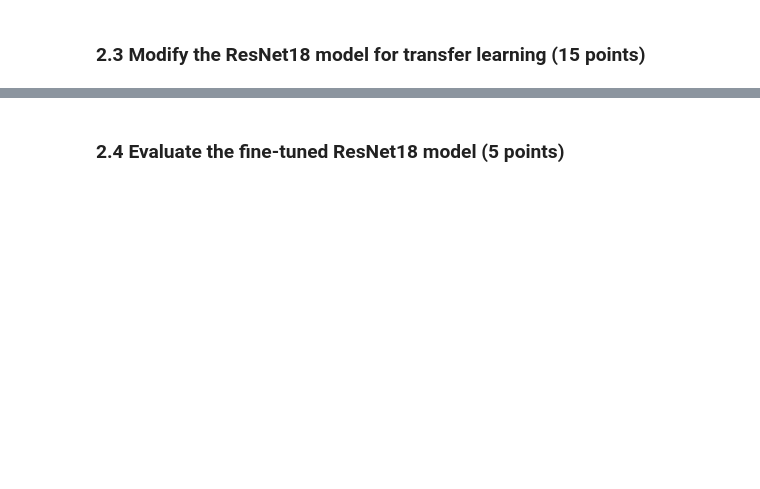
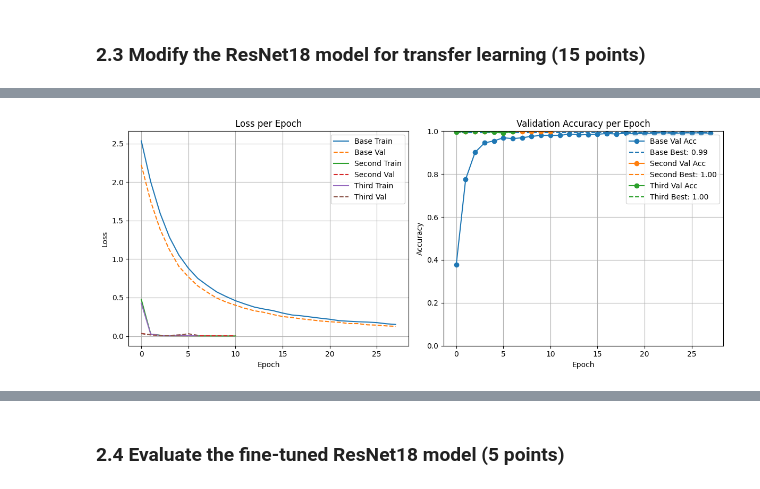
Before and after one commit to mustafa-ege/Machine-Learning-Projects, a Jupyter notebook: CNN-ResNet-MobileNet/cnn_resnet_mobilenet.ipynb, the cells around one changed output, grey strips where cells are left out. Cells and saved outputs as stored; diff of their text form; code cells hidden in the pictures; blank space fills up the shorter version.

```diff
--- a/CNN-ResNet-MobileNet/cnn_resnet_mobilenet.ipynb
+++ b/CNN-ResNet-MobileNet/cnn_resnet_mobilenet.ipynb
@@ -682,0 +873,38 @@ Conduct a comparative analysis among these three models. Comment on their perfor
+# %%
+fig, axes = plt.subplots(1, 2, figsize=(12, 5))
+model_names = {'base': 'Base', 'second': 'Second', 'third': 'Third'}
+
+for config in resnet_configs:
+    train_losses, val_losses = resnet_results[config]['losses']
+    val_accs = resnet_results[config]['val_accs']
+
+    axes[0].plot(train_losses, label=f"{model_names.get(config, config)} Train")
+    axes[0].plot(val_losses, linestyle='--', label=f"{model_names.get(config, config)} Val")
+
+axes[0].set_title('Loss per Epoch')
+axes[0].set_xlabel('Epoch')
+axes[0].set_ylabel('Loss')
+axes[0].legend()
+axes[0].grid(True)
+
+for config in resnet_configs:
+    val_accs = resnet_results[config]['val_accs']
+    axes[1].plot(val_accs, marker='o', label=f"{model_names.get(config, config)} Val Acc")
+    best_acc = resnet_results[config]['best_val_acc']
+    axes[1].hlines(
+        best_acc, 0, len(val_accs)-1,
+        linestyle='--', colors=axes[1].lines[-1].get_color(),
+        label=f"{model_names.get(config, config)} Best: {best_acc:.2f}"
+    )
+
+axes[1].set_title('Validation Accuracy per Epoch')
+axes[1].set_xlabel('Epoch')
+axes[1].set_ylabel('Accuracy')
+axes[1].set_ylim(0, 1)
+axes[1].legend()
+axes[1].grid(True)
+
+plt.tight_layout()
+plt.show()
+# %% [output]
+[figure, added]
```
Also changed, not shown: parts of 90 cells of this notebook.
